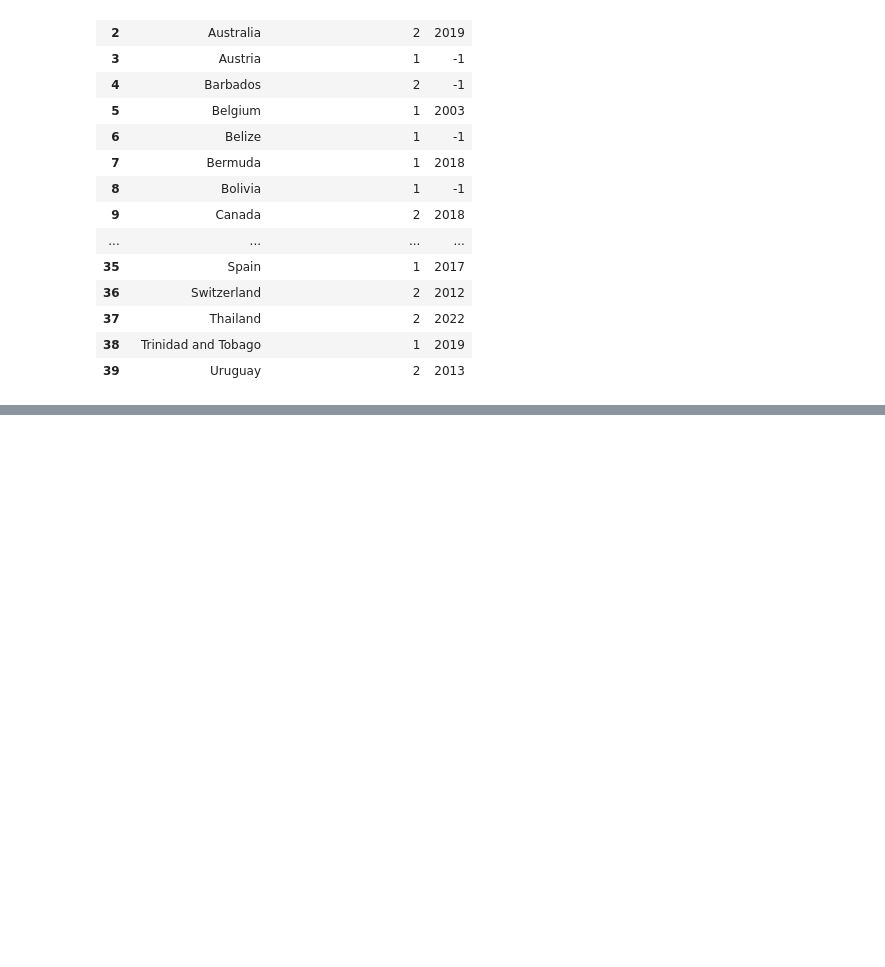
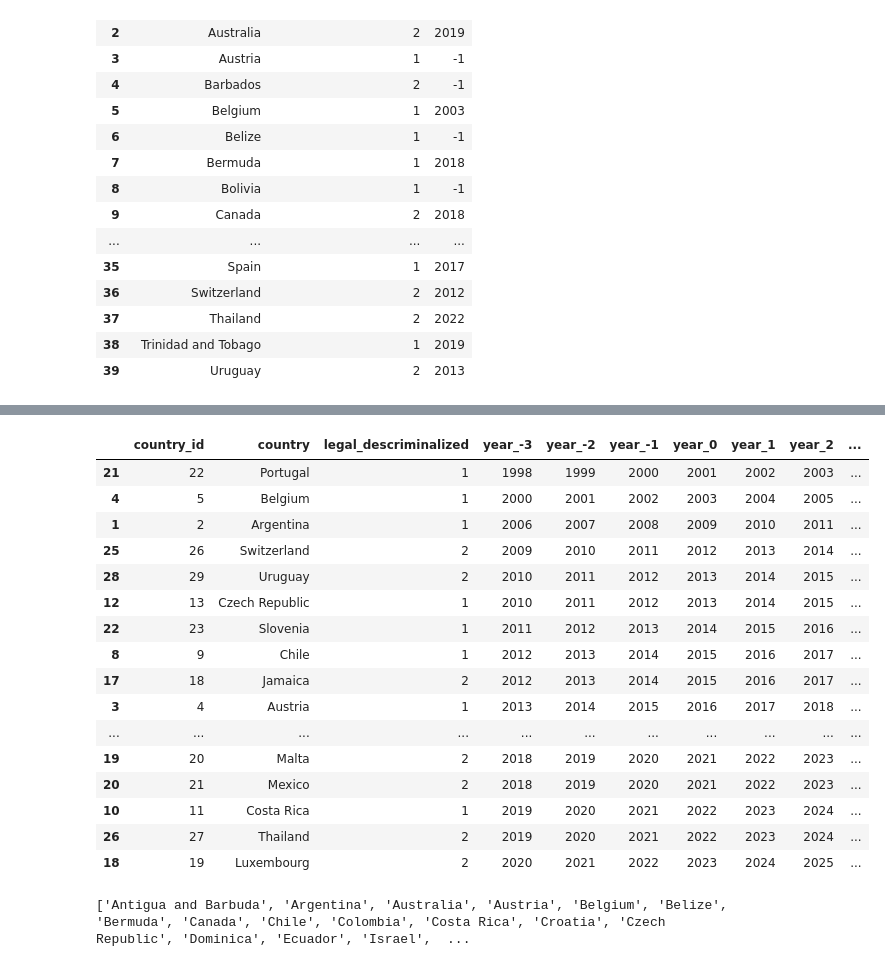
Before and after one commit to DemianFigueiredo/s_elt_project, a Jupyter notebook: notebook/legal_descriminalized.ipynb, the cells around one changed output, grey strips where cells are left out. Cells and saved outputs as stored; diff of their text form; code cells hidden in the pictures; blank space fills up the shorter version.

```diff
--- a/Untitled.ipynb
+++ b/notebook/legal_descriminalized.ipynb
@@ -296,0 +378,9 @@ df5
+# %%
+df7 = df5.copy()
+
+years_before = 3
+
+for i in range(-years_before, years_before + 1):
+    df7[f'year_{i}'] = df7['year'] + i
+
+df7.head()
@@ -296,0 +394,5 @@ df5
+# %%
+start = 1
+
+df7.insert(0, 'country_id', range(start, start + len(df7)))
+df7.head()
@@ -296,0 +406,3 @@ df5
+# %%
+df7 = df7.drop('year', axis=1)
+df7.head()
@@ -296,0 +416,3 @@ df5
+# %%
+df_sorted = df7.sort_values('year_0', ascending=True)
+df_sorted.head()
@@ -296,0 +426,26 @@ df5
+# %%
+legal_descrimilazed = df_sorted.copy()
+legal_descrimilazed
+# %% [output]
+|  | country_id | country | legal_descriminalized | year_-3 | year_-2 | year_-1 | year_0 | year_1 | year_2 | ... |
+| 21 | 22 | Portugal | 1 | 1998 | 1999 | 2000 | 2001 | 2002 | 2003 | ... |
+| 4 | 5 | Belgium | 1 | 2000 | 2001 | 2002 | 2003 | 2004 | 2005 | ... |
+| 1 | 2 | Argentina | 1 | 2006 | 2007 | 2008 | 2009 | 2010 | 2011 | ... |
+| 25 | 26 | Switzerland | 2 | 2009 | 2010 | 2011 | 2012 | 2013 | 2014 | ... |
+| 28 | 29 | Uruguay | 2 | 2010 | 2011 | 2012 | 2013 | 2014 | 2015 | ... |
+| 12 | 13 | Czech Republic | 1 | 2010 | 2011 | 2012 | 2013 | 2014 | 2015 | ... |
+| 22 | 23 | Slovenia | 1 | 2011 | 2012 | 2013 | 2014 | 2015 | 2016 | ... |
+| 8 | 9 | Chile | 1 | 2012 | 2013 | 2014 | 2015 | 2016 | 2017 | ... |
+| 17 | 18 | Jamaica | 2 | 2012 | 2013 | 2014 | 2015 | 2016 | 2017 | ... |
+| 3 | 4 | Austria | 1 | 2013 | 2014 | 2015 | 2016 | 2017 | 2018 | ... |
+| ... | ... | ... | ... | ... | ... | ... | ... | ... | ... | ... |
+| 19 | 20 | Malta | 2 | 2018 | 2019 | 2020 | 2021 | 2022 | 2023 | ... |
+| 20 | 21 | Mexico | 2 | 2018 | 2019 | 2020 | 2021 | 2022 | 2023 | ... |
+| 10 | 11 | Costa Rica | 1 | 2019 | 2020 | 2021 | 2022 | 2023 | 2024 | ... |
+| 26 | 27 | Thailand | 2 | 2019 | 2020 | 2021 | 2022 | 2023 | 2024 | ... |
+| 18 | 19 | Luxembourg | 2 | 2020 | 2021 | 2022 | 2023 | 2024 | 2025 | ... |
+# %%
+country_list = sorted(legal_descrimilazed['country'].unique())
+print(country_list)
+# %% [output]
+['Antigua and Barbuda', 'Argentina', 'Australia', 'Austria', 'Belgium', 'Belize', 'Bermuda', 'Canada', 'Chile', 'Colombia', 'Costa Rica', 'Croatia', 'Czech Republic', 'Dominica', 'Ecuador', 'Israel',  ...
```
Also changed, not shown: parts of 14 cells of this notebook, 14 other files.
